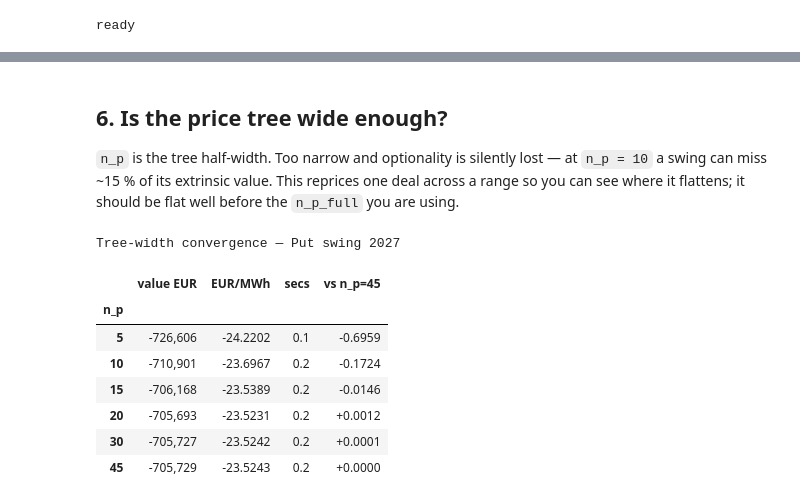
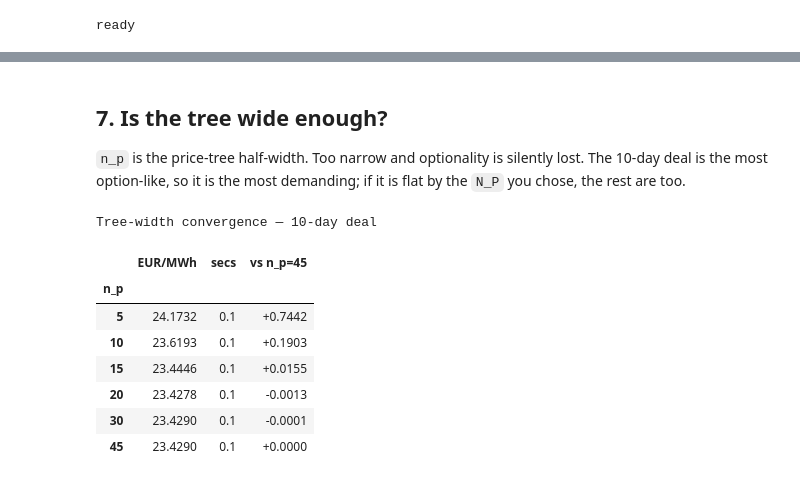
Before and after one commit to dmitry-goryunov/Storage, a Jupyter notebook: Products.ipynb, the cells around one changed output, grey strips where cells are left out. Cells and saved outputs as stored; diff of their text form; code cells hidden in the pictures.

```diff
--- a/Products.ipynb
+++ b/Products.ipynb
@@ -136,0 +69,16 @@ pd.DataFrame([{k: d.get(k) for k in
+# %%
+PRODUCT_TYPE  = "put_swing"                 # "put_swing" = buy | "call_swing" = sell
+START, END    = "2027-01-01", "2027-12-31"
+DAY_COUNTS    = [10, 30, 90, 180]
+MWH_PER_DAY   = 1_000
+
+VOL           = 0.50    # annualised
+SMR           = 1.0     # mean reversion per year
+N_P           = 30      # price-tree half-width; checked in section 6
+CLIPS_PER_DAY = 1       # exercise is all-or-nothing on a day
+
+WINDOW_DAYS = (pd.Timestamp(END) - pd.Timestamp(START)).days + 1
+SIDE = "buy" if PRODUCT_TYPE == "put_swing" else "sell"
+print(f"{PRODUCT_TYPE} ({SIDE}-side), {START} .. {END} = {WINDOW_DAYS} days")
+for d in DAY_COUNTS:
+    print(f"   {d:4d} days = {d * MWH_PER_DAY:>8,} MWh   ({d / WINDOW_DAYS:5.1%} of the window)")
@@ -303,15 +232,11 @@ plt.tight_layout(); plt.show()
 # %%
-monthly = {}
-for name, (s, r, g) in RESULTS.items():
+hedge = {}
+for d, (s, r, g) in RUNS.items():
     idx = pd.DatetimeIndex(s.date_span[:s.n_t])
     dl = pd.Series(np.asarray(s.delta[:s.n_t]), index=idx).iloc[s.Dt:s._active]
-    monthly[name] = dl.resample("MS").sum()
-
-hedge = pd.DataFrame(monthly).round(0)
+    hedge[f"{d} days"] = dl.resample("MS").sum()
+hedge = pd.DataFrame(hedge).round(0)
 hedge.index = hedge.index.strftime("%b-%y")
 hedge.loc["TOTAL"] = hedge.sum()
-display(hedge.style.format("{:,.0f}", na_rep="—")
-        .set_caption("Monthly hedge, MWh of forward to trade (negative = buy)"))
-print("These are LOCAL hedge ratios and are strongly convex: a month can be several per cent")
-print("off after a 1 % move in that month alone. Re-hedge; do not hold them across a big move.")
+display(hedge.style.format("{:,.0f}").set_caption("Monthly hedge, MWh of forward"))
 # %% [output]
@@ -338,30 +258,25 @@ off after a 1 % move in that month alone. Re-hedge; do not hold them across a bi
 # %% [markdown]
-## 6. Is the price tree wide enough?
+## 7. Is the tree wide enough?
 
-`n_p` is the tree half-width. Too narrow and optionality is silently lost — at `n_p = 10` a
-swing can miss ~15 % of its extrinsic value. This reprices one deal across a range so you can
-see where it flattens; it should be flat well before the `n_p_full` you are using.
+`n_p` is the price-tree half-width. Too narrow and optionality is silently lost. The 10-day
+deal is the most option-like, so it is the most demanding; if it is flat by the `N_P` you
+chose, the rest are too.
 # %%
-CONVERGENCE_DEAL = DEALS[0]["name"]
-
-deal = next(d for d in DEALS if d["name"] == CONVERGENCE_DEAL)
 conv = []
 for n_p in (5, 10, 15, 20, 30, 45):
-    s, r, g = price({**deal, "n_p_full": n_p, "run_intrinsic": False})
-    conv.append({"n_p": n_p, "value EUR": g["v0"],
-                 "EUR/MWh": g["v0"] / g["volume_mwh"], "secs": g["secs"]})
+    s, r, g = price(min(DAY_COUNTS), n_p=n_p, run_intrinsic=False)
+    conv.append({"n_p": n_p, "EUR/MWh": g["price_per_mwh"], "secs": g["secs"]})
 conv = pd.DataFrame(conv).set_index("n_p")
 conv["vs n_p=45"] = conv["EUR/MWh"] - conv.loc[45, "EUR/MWh"]
-display(conv.style.format({"value EUR": "{:,.0f}", "EUR/MWh": "{:.4f}",
-                           "vs n_p=45": "{:+.4f}", "secs": "{:.1f}"})
-        .set_caption(f"Tree-width convergence — {CONVERGENCE_DEAL}"))
+display(conv.style.format({"EUR/MWh": "{:.4f}", "vs n_p=45": "{:+.4f}", "secs": "{:.1f}"})
+        .set_caption(f"Tree-width convergence — {min(DAY_COUNTS)}-day deal"))
 # %% [output]
-Tree-width convergence — Put swing 2027
+Tree-width convergence — 10-day deal
-|  | value EUR | EUR/MWh | secs | vs n_p=45 |
-| n_p |  |  |  |  |
-| 5 | -726,606 | -24.2202 | 0.1 | -0.6959 |
-| 10 | -710,901 | -23.6967 | 0.2 | -0.1724 |
-| 15 | -706,168 | -23.5389 | 0.2 | -0.0146 |
-| 20 | -705,693 | -23.5231 | 0.2 | +0.0012 |
-| 30 | -705,727 | -23.5242 | 0.2 | +0.0001 |
-| 45 | -705,729 | -23.5243 | 0.2 | +0.0000 |
+|  | EUR/MWh | secs | vs n_p=45 |
+| n_p |  |  |  |
+| 5 | 24.1732 | 0.1 | +0.7442 |
+| 10 | 23.6193 | 0.1 | +0.1903 |
+| 15 | 23.4446 | 0.1 | +0.0155 |
+| 20 | 23.4278 | 0.1 | -0.0013 |
+| 30 | 23.4290 | 0.1 | -0.0001 |
+| 45 | 23.4290 | 0.1 | +0.0000 |
```
Also changed, not shown: parts of 23 cells of this notebook.
